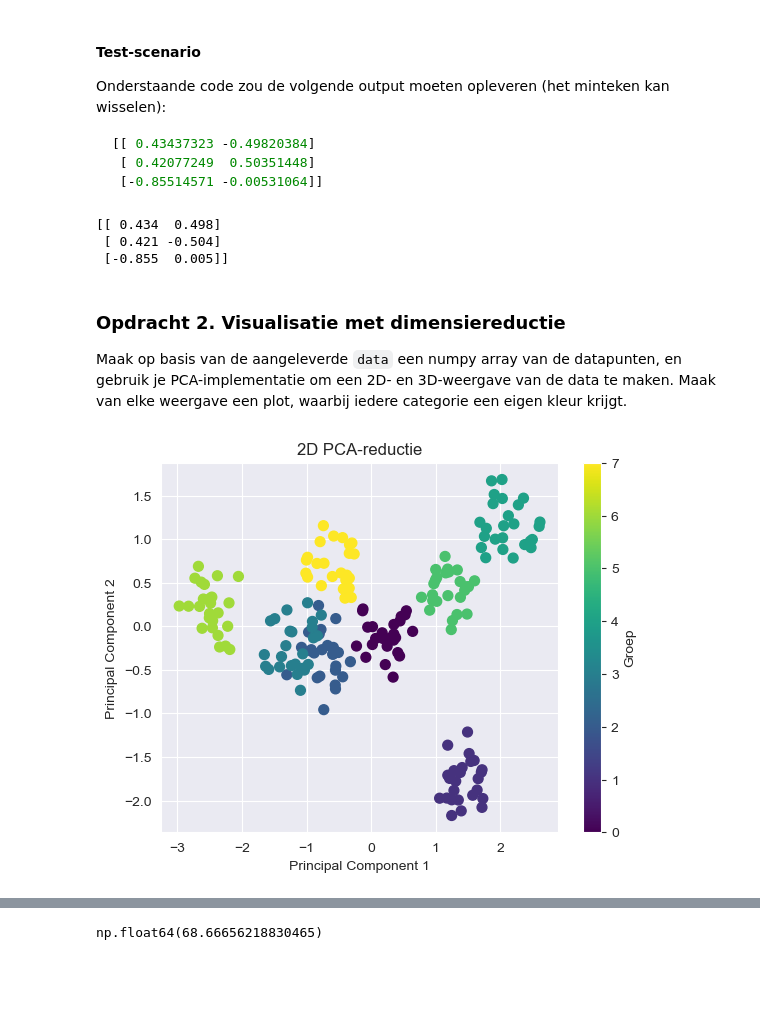
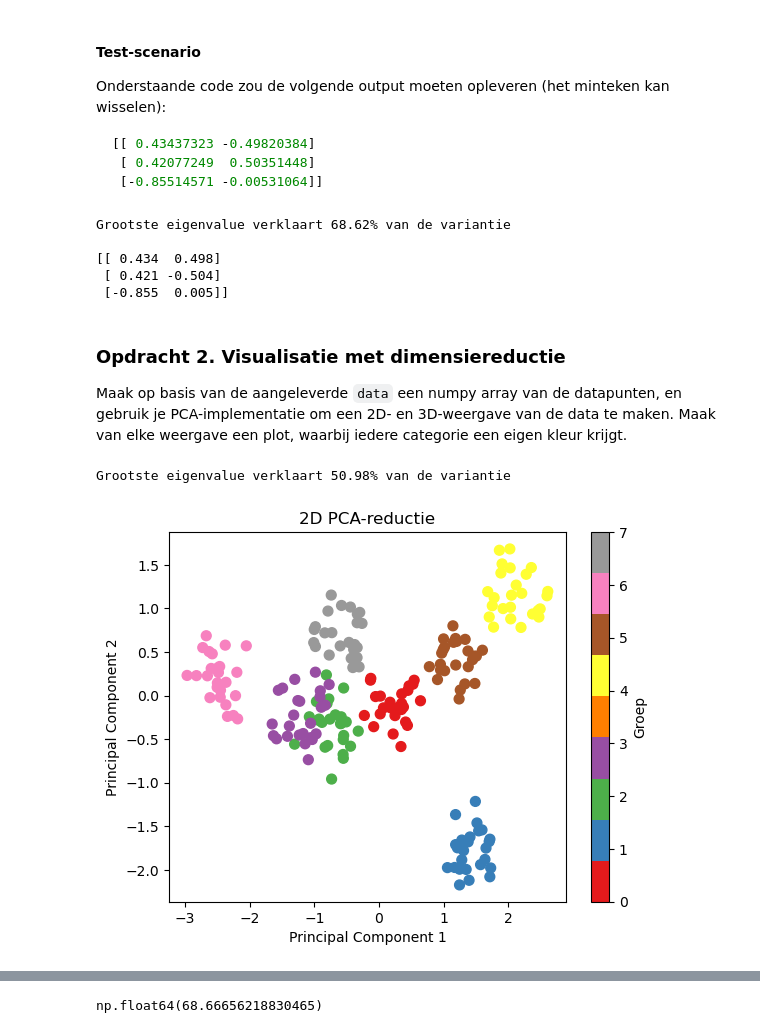
Before and after one commit to AI-S4-2026/la-ii-dimensionaliteitsreductie-Bonja12, a Jupyter notebook: dimensionality.ipynb, the cells around one changed output, grey strips where cells are left out. Saved outputs shown, nothing was run; the diff lists cells and outputs as text; code cells hidden in the pictures; blank space fills up the shorter version.

```diff
--- a/dimensionality.ipynb
+++ b/dimensionality.ipynb
@@ -108,20 +108,23 @@ def compute_pca(X, n_components):
     mean = np.mean(arr, axis=0)
     X_gecentreerd = arr - mean
 
-    # Stap 2 normaliseren van de matrix
-    x_norm = (X_gecentreerd - X_gecentreerd.min()) / (X_gecentreerd.max() - X_gecentreerd.min())
+    # Stap 2 covariantie-matrix
+    cov_matrix = np.cov(X_gecentreerd, rowvar=False)
 
-    # Stap 3 covariantie-matrix
-    cov_matrix = np.cov(x_norm, rowvar=False)
 
-    # Stap 4 bereken de grootste overeenkomst
+    # Stap 3 bereken de grootste overeenkomst
     eigenvalues, eigenvectors = np.linalg.eigh(cov_matrix)
 
     # Sorteer de values van groot naar klein
     idx = np.argsort(eigenvalues)[::-1]
-
+    eigenvalues = eigenvalues[idx]
     eigenvectors = eigenvectors[:, idx]
 
+    # Laat zien dat de grootste eigenvalue meer dan 50% van de variantie verklaart
+    verklaarde_variantie = eigenvalues / np.sum(eigenvalues)
+    print(f"Grootste eigenvalue verklaart {verklaarde_variantie[0]*100:.2f}% van de variantie\n")
+
+    # stap 4
     W = eigenvectors[:, :n_components]
 
     X_reduced = X_gecentreerd @ W
@@ -142,6 +145,8 @@ X = np.random.rand(3, 10)
 X_reduced = compute_pca(X, n_components=2)
 print(X_reduced)
 # %% [output]
+Grootste eigenvalue verklaart 68.62% van de variantie
+
 [[ 0.434  0.498]
  [ 0.421 -0.504]
  [-0.855  0.005]]
@@ -153,35 +158,36 @@ Maak op basis van de aangeleverde `data` een numpy array van de datapunten, en g
 with open('data.pkl', 'rb') as file:
     data = pickle.load(file)
 
 data = data.to_pandas()
 data_numeric = data.select_dtypes(include=[np.number])
 
 X_reduced_2d = compute_pca(data_numeric, 2)
 
 labels = data['label']
 colors = labels.astype('category').cat.codes
 
 plt.figure()
 
 scatter = plt.scatter(
     X_reduced_2d[:, 0],
     X_reduced_2d[:, 1],
     c=colors,
-    cmap="viridis",
+    cmap="Set1",
     s=50
 )
 
 plt.xlabel("Principal Component 1")
 plt.ylabel("Principal Component 2")
 plt.title("2D PCA-reductie")
 
 # kleurlegenda
 cbar = plt.colorbar(scatter)
 cbar.set_label("Groep")
 
 plt.show()
 # %% [output]
+Grootste eigenvalue verklaart 50.98% van de variantie
-[figure, old version]
+[figure, new version]
 # %%
 X_reduced_3d = compute_pca(data_numeric, 3)
 
```
Also changed, not shown: parts of 4 cells of this notebook.
